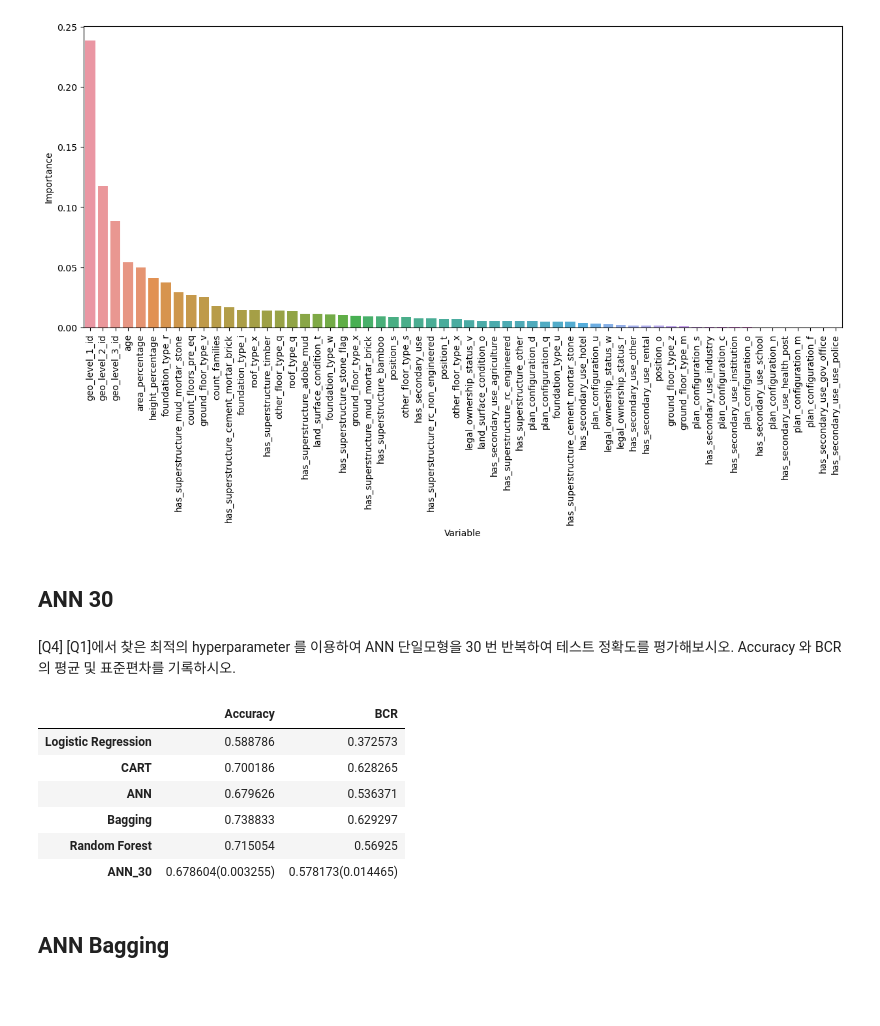
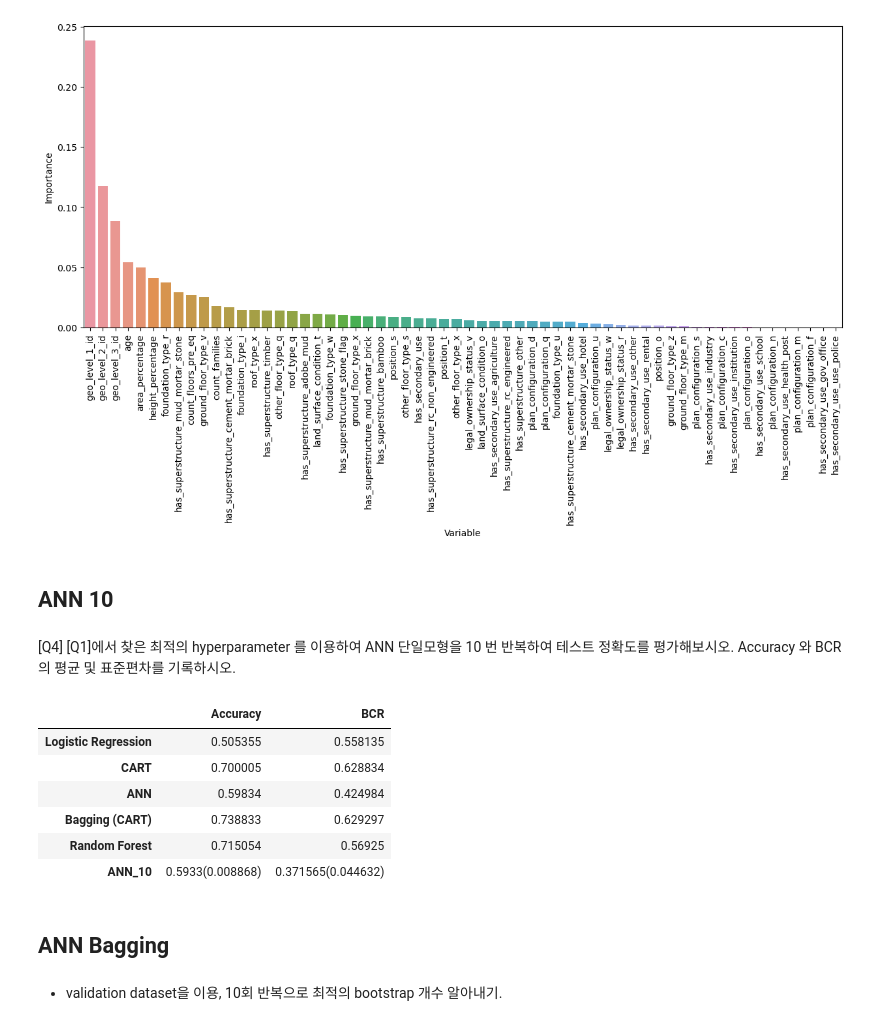
Before and after one commit to umkiyoung/MultivariateAnalysis, a Jupyter notebook: Assignments/Assignment_4/Ensemble.ipynb, the cells around one changed output. Cells and saved outputs as stored; diff of their text form; code cells hidden in the pictures; blank space fills up the shorter version.

```diff
--- a/Assignments/Assignment_4/Ensemble.ipynb
+++ b/Assignments/Assignment_4/Ensemble.ipynb
@@ -279,8 +303,7 @@ best_pre_pruning.get_params()
 ## Artificial Neural Network (ANN)
 # %%
 neural_network_hyperparameters = {
-    'hidden_layer_sizes': [(100,), (100, 100), (100, 100, 100)],
-    'Batch_size': 256,
+    'hidden_layer_sizes': [(30,), (50,), (100,), (100, 100), (100, 100, 100)],
 }
 
 from sklearn.neural_network import MLPClassifier
@@ -290,14 +313,20 @@ try:
     best_nn = pickle.load(open('best_nn_model.sav', 'rb'))
 
 except:
-    nn1 = MLPClassifier(random_state=42, max_iter=1000, hidden_layer_sizes=(100,), batch_size=256)
+    nn1 = MLPClassifier(random_state=42, max_iter=1000, hidden_layer_sizes=(30,), solver='lbfgs', tol=1e-2, early_stopping=True)
     nn1.fit(X_train, y_train)
 
-    nn2 = MLPClassifier(random_state=42, max_iter=1000, hidden_layer_sizes=(100, 100), batch_size=256)
+    nn2 = MLPClassifier(random_state=42, max_iter=1000, hidden_layer_sizes=(50,), solver='lbfgs', tol=1e-2, early_stopping=True)
     nn2.fit(X_train, y_train)
 
-    nn3 = MLPClassifier(random_state=42, max_iter=1000, hidden_layer_sizes=(100, 100, 100), batch_size=256)
+    nn3 = MLPClassifier(random_state=42, max_iter=1000, hidden_layer_sizes=(100,), solver='lbfgs', tol=1e-2, early_stopping=True)
     nn3.fit(X_train, y_train)
+
+    nn4 = MLPClassifier(random_state=42, max_iter=1000, hidden_layer_sizes=(100, 100), solver='lbfgs', tol=1e-2, early_stopping=True)
+    nn4.fit(X_train, y_train)
+
+    nn5 = MLPClassifier(random_state=42, max_iter=1000, hidden_layer_sizes=(100, 100, 100), solver='lbfgs', tol=1e-2, early_stopping=True)
+    nn5.fit(X_train, y_train)
 
     _, nn1_BCR = perf_eval_fc(nn1.predict(X_valid), y_valid)
     best_nn = nn1
@@ -310,10 +339,19 @@ except:
     if nn3_BCR > best_BCR:
         best_nn = nn3
         best_BCR = nn3_BCR
+    _, nn4_BCR = perf_eval_fc(nn4.predict(X_valid), y_valid)
+    if nn4_BCR > best_BCR:
+        best_nn = nn4
+        best_BCR = nn4_BCR
+    _, nn5_BCR = perf_eval_fc(nn5.predict(X_valid), y_valid)
+    if nn5_BCR > best_BCR:
+        best_nn = nn5
+        best_BCR = nn5_BCR
+
     best_hidden_layer_sizes = best_nn.get_params()['hidden_layer_sizes']
     print('Best hidden layer sizes:', best_hidden_layer_sizes)
 
-    best_nn = MLPClassifier(random_state=42, max_iter=1000, hidden_layer_sizes=best_hidden_layer_sizes, batch_size=256)
+    best_nn = MLPClassifier(random_state=42, max_iter=1000, hidden_layer_sizes=best_hidden_layer_sizes, solver='lbfgs', tol=1e-2, early_stopping=True)
     best_nn.fit(X_train_L, y_train_L)
     #save model
     pickle.dump(best_nn, open('best_nn_model.sav', 'wb'))
@@ -390,7 +428,7 @@ except:
     pd.DataFrame(bagging_bootstrap).to_csv('bagging_CART_bootstrap.csv', index=False)
 
 
-perf_table.loc['Bagging'] = perf_eval_fc(bagging.predict(X_test), y_test)
+perf_table.loc['Bagging (CART)'] = perf_eval_fc(bagging.predict(X_test), y_test)
 
 # best bootstrap
 best_bagging_Bootstrap = bagging.get_params()['n_estimators']
@@ -499,11 +638,13 @@ plt.show()
 # %% [output]
 [figure]
 # %% [markdown]
-## ANN 30
+## ANN 10
 # %% [markdown]
-[Q4] [Q1]에서 찾은 최적의 hyperparameter 를 이용하여 ANN 단일모형을 30 번 반복하여 테스트 정확도를
+[Q4] [Q1]에서 찾은 최적의 hyperparameter 를 이용하여 ANN 단일모형을 10 번 반복하여 테스트 정확도를
 평가해보시오. Accuracy 와 BCR 의 평균 및 표준편차를 기록하시오.
 # %%
+from tqdm import tqdm
+
 try:
     #load mean, std
     mean_std_ACC_BCR = pd.read_csv('mean_std_ACC_BCR.csv', index_col=0)
@@ -512,42 +653,42 @@ try:
     mean_ANN_BCR = mean_std_ACC_BCR.loc['ANN', 'mean_BCR']
     std_ANN_BCR = mean_std_ACC_BCR.loc['ANN', 'std_BCR']
 
 except:
     ANN_accuracy = []
     ANN_BCR = []
-    for i in range(30):
+    for i in tqdm(range(10)):
         # random state를 i로 설정해, 각각의 ANN 모델이 다른 결과를 출력하도록 설정
-        ANN = MLPClassifier(random_state=i, max_iter=1000, hidden_layer_sizes=best_hidden_layer_sizes, batch_size=256, verbose=1)
+        ANN = MLPClassifier(random_state=i, max_iter=1000, hidden_layer_sizes=best_hidden_layer_sizes, verbose = 0, tol=1e-2, early_stopping=True, solver = 'lbfgs')
         ANN.fit(X_train_L, y_train_L)
         y_pred = ANN.predict(X_test)
         accuracy, BCR = perf_eval_fc(y_pred, y_test)
         ANN_accuracy.append(accuracy)
         ANN_BCR.append(BCR)
 
     ANN_accuracy = np.array(ANN_accuracy)
     ANN_BCR = np.array(ANN_BCR)
 
     mean_ANN_accuracy = np.mean(ANN_accuracy)
     std_ANN_accuracy = np.std(ANN_accuracy)
 
     mean_ANN_BCR = np.mean(ANN_BCR)
     std_ANN_BCR = np.std(ANN_BCR)
     #save dataframe
     mean_std_ACC_BCR = pd.DataFrame({'mean_accuracy': [mean_ANN_accuracy], 'std_accuracy': [std_ANN_accuracy],
                                         'mean_BCR': [mean_ANN_BCR], 'std_BCR': [std_ANN_BCR]}, index=['ANN'])
     mean_std_ACC_BCR.to_csv('mean_std_ACC_BCR.csv')
 
-mean_ANN_accuracy, std_ANN_accuracy, mean_ANN_BCR, std_ANN_BCR = round(mean_ANN_accuracy, 6), round(std_ANN_accuracy, 6), round(mean_ANN_BCR, 6), round(std_ANN_BCR, 6)
-perf_table.loc['ANN_30']=[f'{mean_ANN_accuracy}({std_ANN_accuracy})', f'{mean_ANN_BCR}({std_ANN_BCR})']
+mean_ANN_accuracy, std_ANN_accuracy, mean_ANN_BCR, std_ANN_BCR = round(mean_ANN_accuracy, 6), round(std_ANN_accuracy, 6), round(mean_ANN_BCR,6), round(std_ANN_BCR,6)
+perf_table.loc['ANN_10']=[f'{mean_ANN_accuracy}({std_ANN_accuracy})', f'{mean_ANN_BCR}({std_ANN_BCR})']
 
 perf_table
 # %% [output]
 |  | Accuracy | BCR |
-| Logistic Regression | 0.588786 | 0.372573 |
-| CART | 0.700186 | 0.628265 |
-| ANN | 0.679626 | 0.536371 |
-| Bagging | 0.738833 | 0.629297 |
+| Logistic Regression | 0.505355 | 0.558135 |
+| CART | 0.700005 | 0.628834 |
+| ANN | 0.59834 | 0.424984 |
+| Bagging (CART) | 0.738833 | 0.629297 |
 | Random Forest | 0.715054 | 0.56925 |
-| ANN_30 | 0.678604(0.003255) | 0.578173(0.014465) |
+| ANN_10 | 0.5933(0.008868) | 0.371565(0.044632) |
 # %% [markdown]
 ## ANN Bagging
@@ -554,2 +697,4 @@ perf_table
+# %% [markdown]
+- validation dataset을 이용, 10회 반복으로 최적의 bootstrap 개수 알아내기.
 # %%
 from tqdm import tqdm
```
Also changed, not shown: parts of 56 cells of this notebook, 6 other files.
